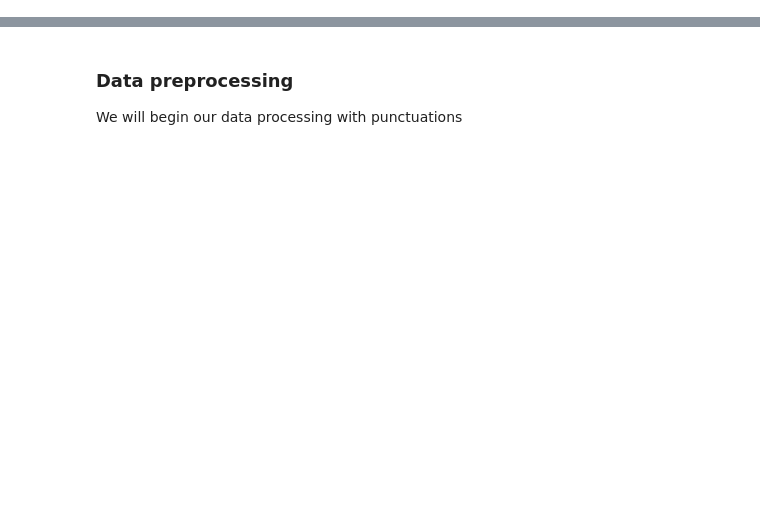
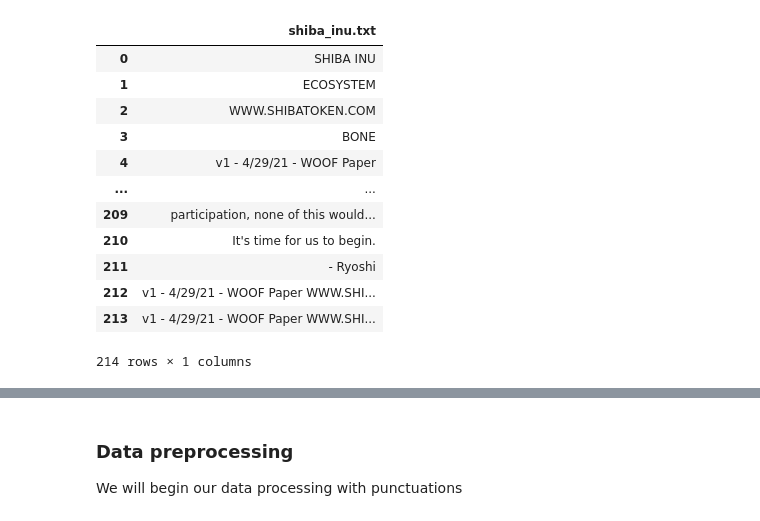
Before and after one commit to nicklin37/kg-via-dl, a Jupyter notebook: knowledge_graph/knowledge_graph.ipynb, the cells around one changed output, grey strips where cells are left out. Cells and saved outputs as stored; diff of their text form; code cells hidden in the pictures; blank space fills up the shorter version.

```diff
--- a/knowledge_graph/knowledge_graph.ipynb
+++ b/knowledge_graph/knowledge_graph.ipynb
@@ -177,6 +179,34 @@ from tqdm import tqdm
 
 pd.set_option('display.max_colwidth', 200)
 %matplotlib inline
+# %%
+def read_whitepapers(filename):
+    directory = "../whitepapers"
+    texts = []
+    for entry in os.scandir(directory):
+        if (entry.path.endswith(filename) and entry.is_file()):
+            a_dataframe = pd.read_csv(entry.path, names=[filename], sep="\n")
+    a_dataframe.replace('', np.nan, inplace=True)
+    a_dataframe.dropna(inplace=True)
+    return a_dataframe
+# %%
+shiba_filename = "shiba_inu.txt"
+shiba_whitepapers = read_whitepapers(shiba_filename)
+shiba_whitepapers
+# %% [output]
+|  | shiba_inu.txt |
+| 0 | SHIBA INU |
+| 1 | ECOSYSTEM |
+| 2 | WWW.SHIBATOKEN.COM |
+| 3 | BONE |
+| 4 | v1 - 4/29/21 - WOOF Paper |
+| ... | ... |
+| 209 | participation, none of this would... |
+| 210 | It's time for us to begin. |
+| 211 | - Ryoshi |
+| 212 | v1 - 4/29/21 - WOOF Paper WWW.SHI... |
+| 213 | v1 - 4/29/21 - WOOF Paper WWW.SHI... |
+214 rows × 1 columns
 # %%
 # import wikipedia sentences
 candidate_sentences = pd.read_excel("./input/dataset_twitter-scraper_2021-11-22_22-28-52-216.xlsx")
```
Also changed, not shown: parts of 12 cells of this notebook, 1 other file.
